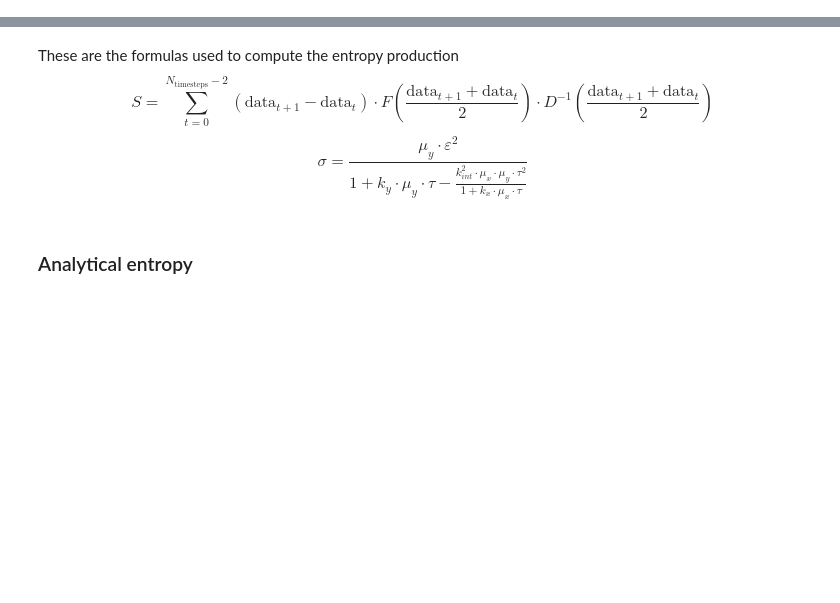
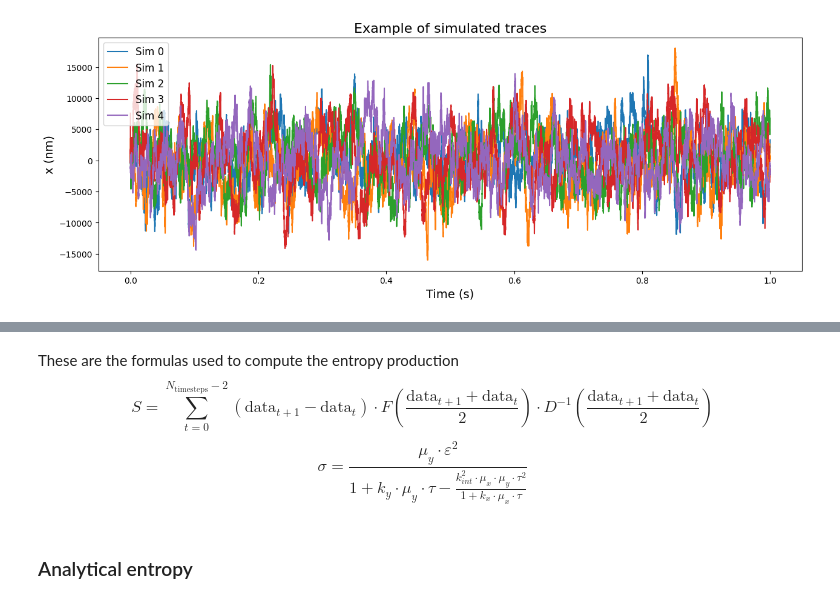
Before and after one commit to jacopocarotenuto/SBI_RedBloodCells, a Jupyter notebook: results.ipynb, the cells around one changed output, grey strips where cells are left out. Drawn from its saved outputs; the diff is of its cells as text; code cells hidden in the pictures; blank space fills up the shorter version.

```diff
--- a/results.ipynb
+++ b/results.ipynb
@@ -308,0 +27,21 @@ _ = analysis.pairplot(samples, points=[theta_true],
+# %%
+dt = 1e-6# The time step size for the simulation. This is the amount of time that passes in the model for each step of the simulation
+Sample_frequency = 25_000 # The sampling frequency. This is the number of samples that are recorded per unit time
+DeltaT = 1/Sample_frequency # The sampling period. This is the amount of time that passes in the model between each sample that is recorded
+TotalT = 1 # The total time for the simulation. This is the total amount of time that the simulation is intended to represent
+n_sim = int(500)
+t_corr = TotalT/50
+# %%
+time_steps_amount = int64(TotalT/dt) # Number of steps
+sampled_point_amount = int64(TotalT/DeltaT) # Number of sampled points
+sampling_delta_time_steps = int64(DeltaT/dt) # Number of steps between samples
+t = np.linspace(0., TotalT,sampled_point_amount) # Time array
+# %%
+# Limits for the parameters (kbT=3.8 pN nm)
+prior_limits = {
+    "mu_y": [1e4, 140e4],
+    "k_y": [1.5e-2, 30e-2],
+    "k_int": [1e-3, 6e-3],
+    "tau": [2e-2, 20e-2],
+    "eps": [0.5, 6],
+}
@@ -308,0 +52,4 @@ _ = analysis.pairplot(samples, points=[theta_true],
+# %%
+%%time
+theta, theta_torch = get_theta_from_prior(prior_limits, n_sim)
+x_trace, f_trace, y_trace = Simulator_noGPU(dt, DeltaT, TotalT, theta)
@@ -308,0 +59,10 @@ _ = analysis.pairplot(samples, points=[theta_true],
+# %%
+plt.figure(figsize=(15, 5))
+for i in range(min([n_sim, 5])):
+    plt.plot(t, x_trace[i], label=f"Sim {i}")
+plt.title("Example of simulated traces", fontsize=16)
+plt.xlabel("Time (s)", fontsize=14)
+plt.ylabel("x (nm)", fontsize=14)
+plt.legend(fontsize=12);
+# %% [output]
+[figure, added]
```
Also changed, not shown: parts of 60 cells of this notebook, 2 other files.
